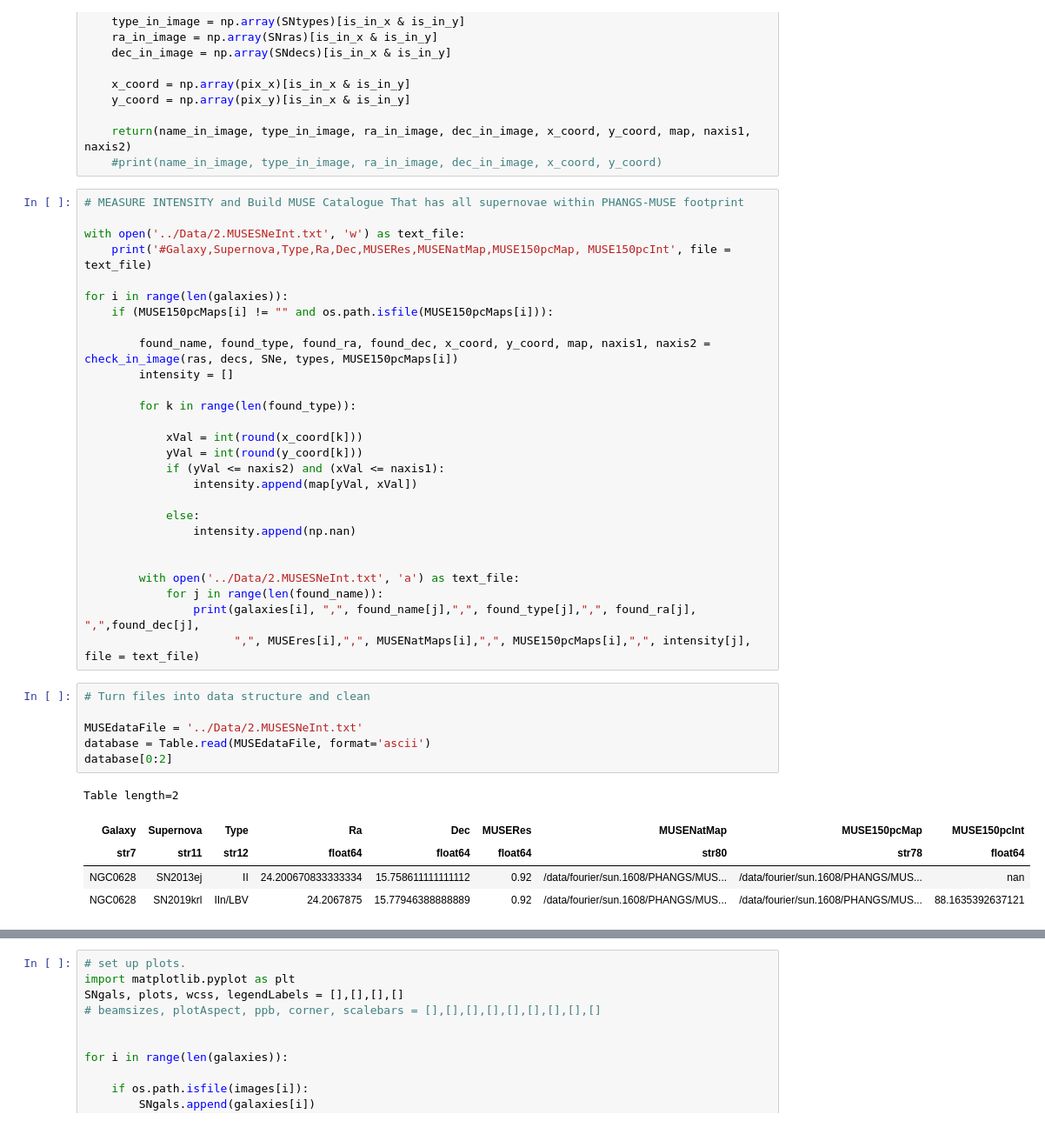
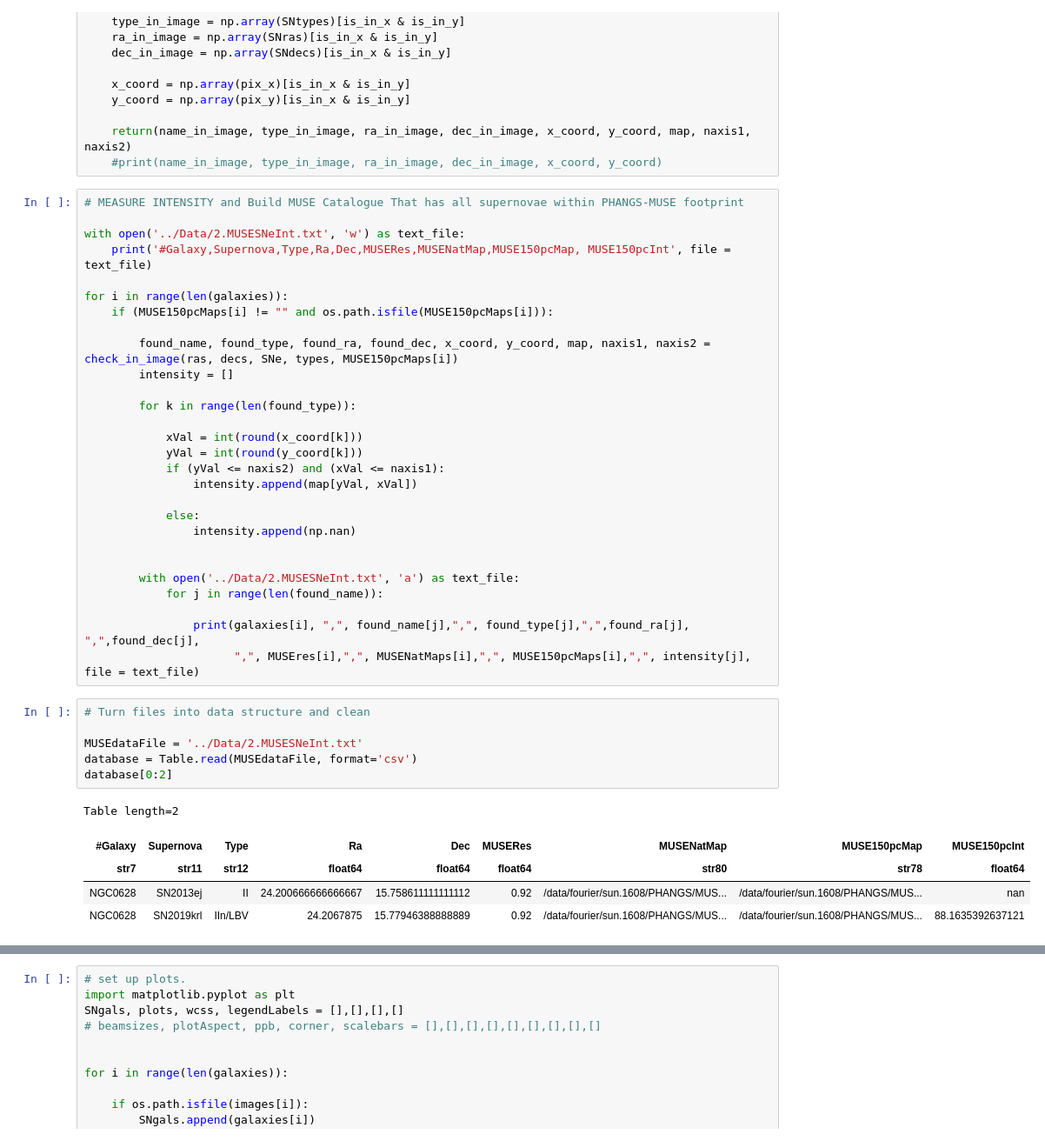
Before and after one commit to NessMayker/SNeHa, a Jupyter notebook: Code/2a.MUSESNeMapperAndIntensityMeasure.ipynb, the cells around one changed output, grey strips where cells are left out. Shown at 87% size. Cells and saved outputs as stored; diff of their text form.

```diff
--- a/Code/2a.MUSESNeMapperAndIntensityMeasure.ipynb
+++ b/Code/2a.MUSESNeMapperAndIntensityMeasure.ipynb
@@ -90,19 +96,20 @@ for i in range(len(galaxies)):
 
         with open('../Data/2.MUSESNeInt.txt', 'a') as text_file:
             for j in range(len(found_name)):
-                print(galaxies[i], ",", found_name[j],",", found_type[j],",", found_ra[j], ",",found_dec[j],
+
+                print(galaxies[i], ",", found_name[j],",", found_type[j],",",found_ra[j], ",",found_dec[j],
                       ",", MUSEres[i],",", MUSENatMaps[i],",", MUSE150pcMaps[i],",", intensity[j], file = text_file)
 # %%
 # Turn files into data structure and clean
 
 MUSEdataFile = '../Data/2.MUSESNeInt.txt'
-database = Table.read(MUSEdataFile, format='ascii')
+database = Table.read(MUSEdataFile, format='csv')
 database[0:2]
 # %% [output]
 Table length=2
-| Galaxy | Supernova | Type | Ra | Dec | MUSERes | MUSENatMap | MUSE150pcMap | MUSE150pcInt |
+| #Galaxy | Supernova | Type | Ra | Dec | MUSERes | MUSENatMap | MUSE150pcMap | MUSE150pcInt |
 | str7 | str11 | str12 | float64 | float64 | float64 | str80 | str78 | float64 |
-| NGC0628 | SN2013ej | II | 24.200670833333334 | 15.758611111111112 | 0.92 | /data/fourier/sun.1608/PHANGS/MUS... | /data/fourier/sun.1608/PHANGS/MUS... | nan |
+| NGC0628 | SN2013ej | II | 24.200666666666667 | 15.758611111111112 | 0.92 | /data/fourier/sun.1608/PHANGS/MUS... | /data/fourier/sun.1608/PHANGS/MUS... | nan |
 | NGC0628 | SN2019krl | IIn/LBV | 24.2067875 | 15.77946388888889 | 0.92 | /data/fourier/sun.1608/PHANGS/MUS... | /data/fourier/sun.1608/PHANGS/MUS... | 88.1635392637121 |
 # %%
 
```
Also changed, not shown: parts of 12 cells of this notebook, 15 other files.
